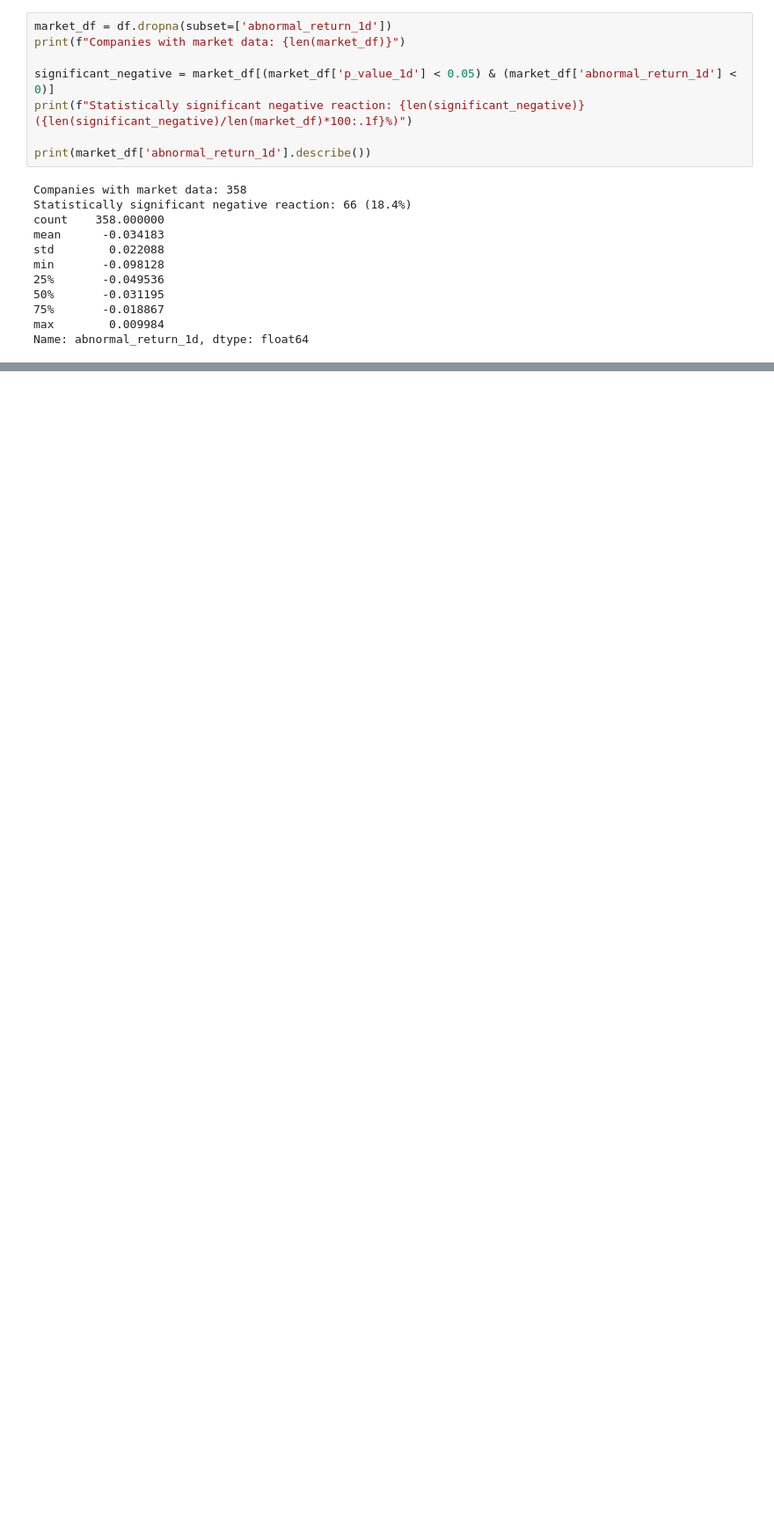
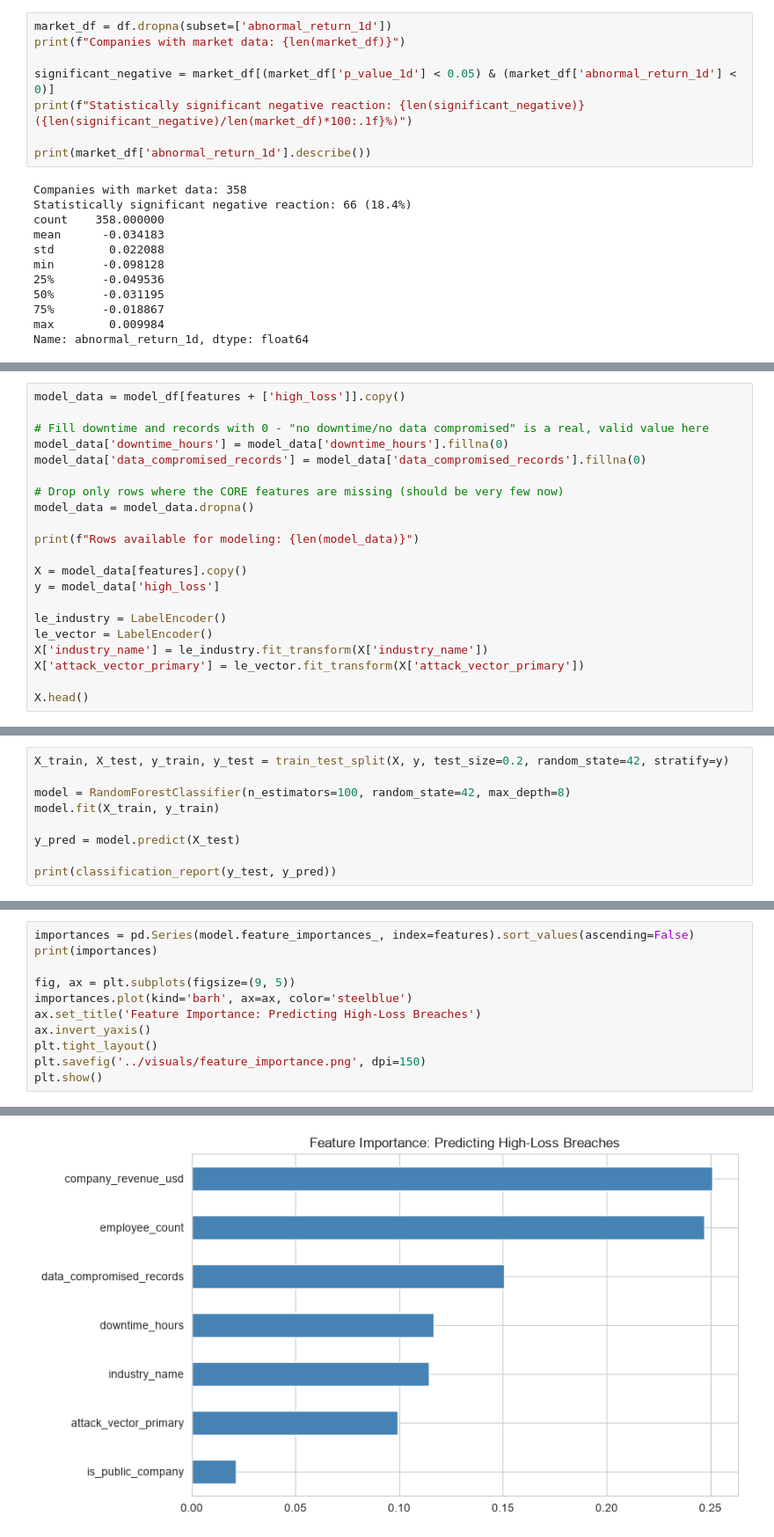
Before and after one commit to womanvitha/cyber-breach-impact-analysis, a Jupyter notebook: notebooks/01_exploration.ipynb, the cells around one changed output, grey strips where cells are left out. Shown at 88% size. Cells and saved outputs as stored; diff of their text form; blank space fills up the shorter version.

```diff
--- a/notebooks/01_exploration.ipynb
+++ b/notebooks/01_exploration.ipynb
@@ -367,0 +439,21 @@ Name: abnormal_return_1d, dtype: float64
+# %%
+model_data = model_df[features + ['high_loss']].copy()
+
+# Fill downtime and records with 0 - "no downtime/no data compromised" is a real, valid value here
+model_data['downtime_hours'] = model_data['downtime_hours'].fillna(0)
+model_data['data_compromised_records'] = model_data['data_compromised_records'].fillna(0)
+
+# Drop only rows where the CORE features are missing (should be very few now)
+model_data = model_data.dropna()
+
+print(f"Rows available for modeling: {len(model_data)}")
+
+X = model_data[features].copy()
+y = model_data['high_loss']
+
+le_industry = LabelEncoder()
+le_vector = LabelEncoder()
+X['industry_name'] = le_industry.fit_transform(X['industry_name'])
+X['attack_vector_primary'] = le_vector.fit_transform(X['attack_vector_primary'])
+
+X.head()
@@ -367,0 +468,9 @@ Name: abnormal_return_1d, dtype: float64
+# %%
+X_train, X_test, y_train, y_test = train_test_split(X, y, test_size=0.2, random_state=42, stratify=y)
+
+model = RandomForestClassifier(n_estimators=100, random_state=42, max_depth=8)
+model.fit(X_train, y_train)
+
+y_pred = model.predict(X_test)
+
+print(classification_report(y_test, y_pred))
@@ -367,0 +486,12 @@ Name: abnormal_return_1d, dtype: float64
+# %%
+importances = pd.Series(model.feature_importances_, index=features).sort_values(ascending=False)
+print(importances)
+
+fig, ax = plt.subplots(figsize=(9, 5))
+importances.plot(kind='barh', ax=ax, color='steelblue')
+ax.set_title('Feature Importance: Predicting High-Loss Breaches')
+ax.invert_yaxis()
+plt.tight_layout()
+plt.savefig('../visuals/feature_importance.png', dpi=150)
+plt.show()
+# %% [output]
@@ -367,0 +506 @@ Name: abnormal_return_1d, dtype: float64
+[figure, added]
```
Also changed, not shown: parts of 7 cells of this notebook, 1 other file.
